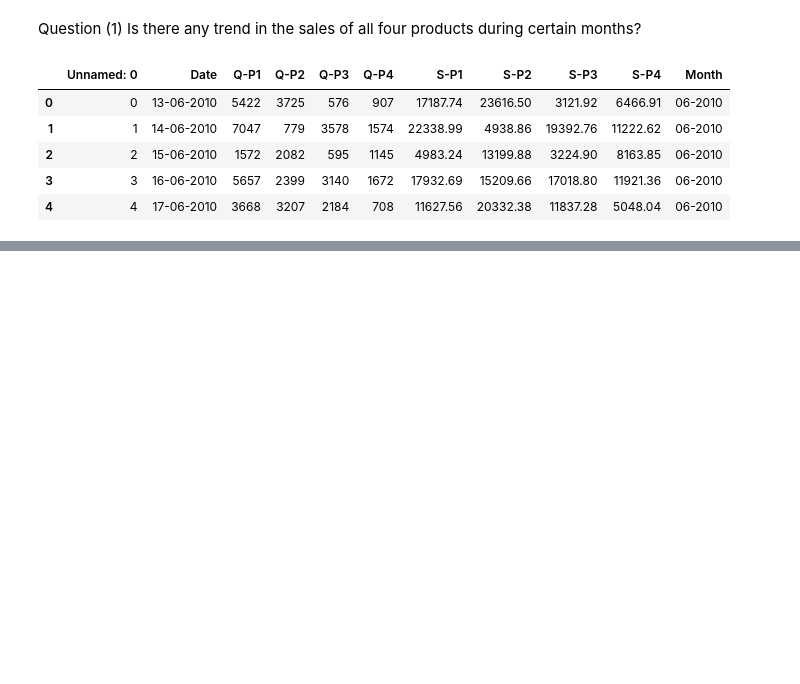
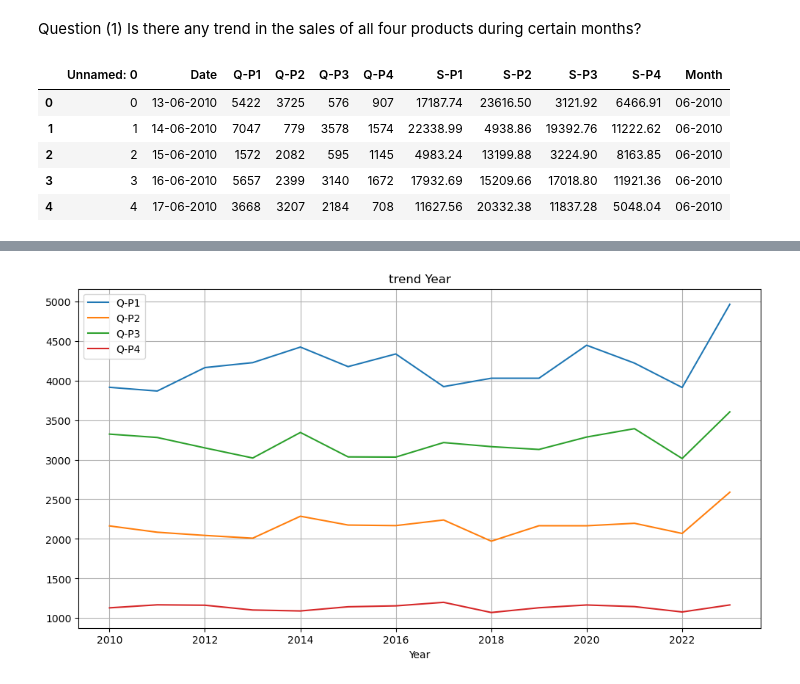
Before and after one commit to lLab-sy/jupyter-test, a Jupyter notebook: Examle-Project/code.ipynb, the cells around one changed output, grey strips where cells are left out. Cells and saved outputs as stored; diff of their text form; code cells hidden in the pictures; blank space fills up the shorter version.

```diff
--- a/Examle-Project/code.ipynb
+++ b/Examle-Project/code.ipynb
@@ -152,0 +222,12 @@ boxPlotMonth(data1)
+# %%
+sample = data2
+plt.figure(figsize=(12, 6))
+for col in data2.columns[:-5]:
+    plt.plot(pd.to_datetime(sample['Year'], format='%Y', errors='coerce'), data2[col], label=col)
+plt.xlabel('Year')
+plt.title('trend Year')
+plt.grid(True)
+plt.legend()
+plt.show()
+# %% [output]
+[figure, added]
```
Also changed, not shown: parts of 12 cells of this notebook.
